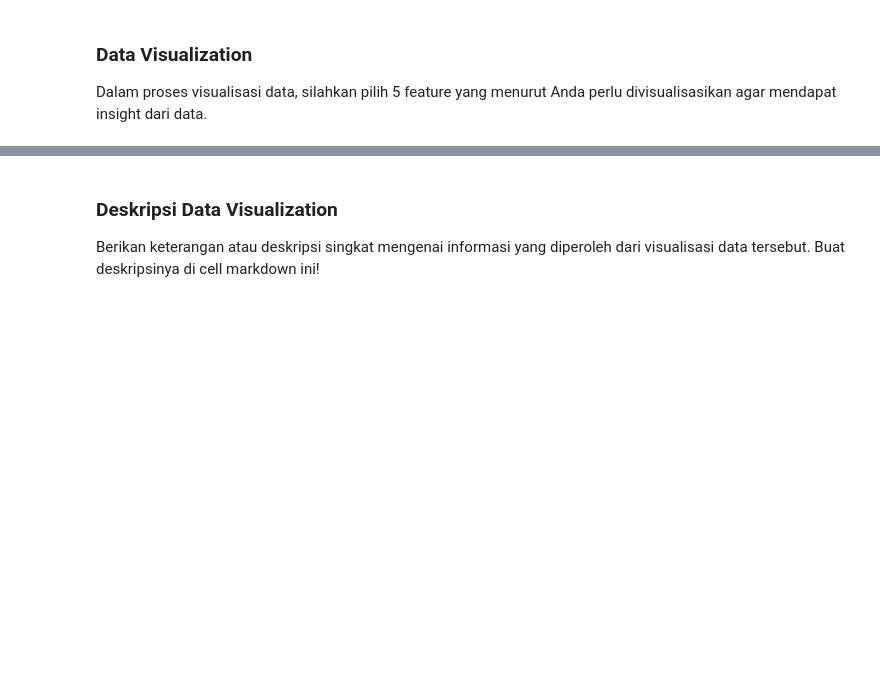
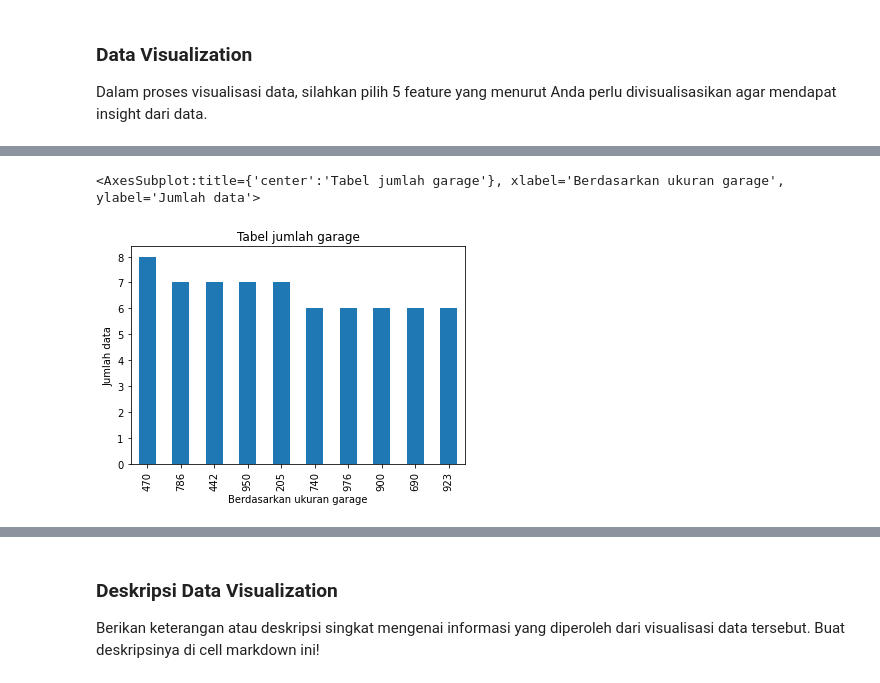
Before and after one commit to IvanKristiawan/PMDPM_UAS, a Jupyter notebook: Proyek UAS PMDPM_Krisna_Ivan.ipynb, the cells around one changed output, grey strips where cells are left out. Cells and saved outputs as stored; diff of their text form; code cells hidden in the pictures; blank space fills up the shorter version.

```diff
--- a/Proyek UAS PMDPM_Krisna_Ivan.ipynb
+++ b/Proyek UAS PMDPM_Krisna_Ivan.ipynb
@@ -79,0 +101,9 @@ Dalam proses visualisasi data, silahkan pilih 5 feature yang menurut Anda perlu
+# %%
+ukurangarage=df_housing_krisna_ivan.garage.value_counts(dropna=False)
+plt.title("Tabel jumlah garage")
+plt.xlabel("Berdasarkan ukuran garage")
+plt.ylabel("Jumlah data")
+ukurangarage.head(10).plot(kind='bar')
+# %% [output]
+<AxesSubplot:title={'center':'Tabel jumlah garage'}, xlabel='Berdasarkan ukuran garage', ylabel='Jumlah data'>
+[figure, added]
```
Also changed, not shown: parts of 14 cells of this notebook.
